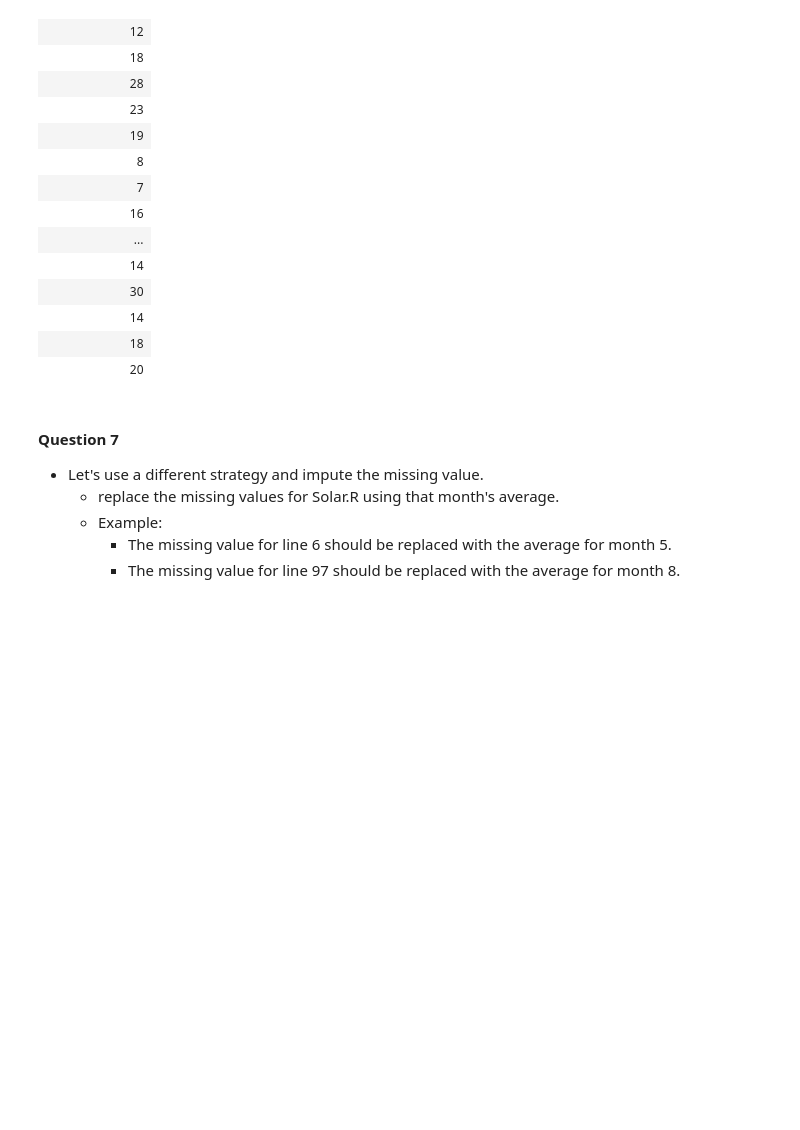
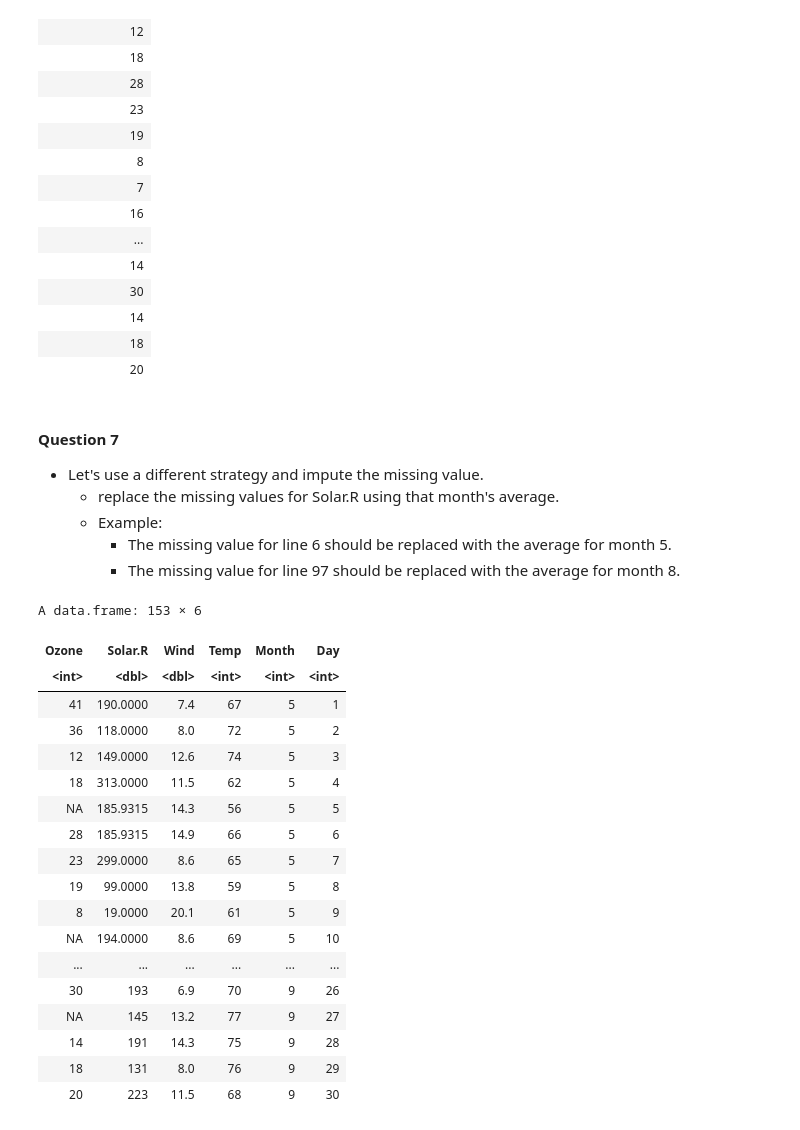
Before and after one commit to davism808/OCN682, a Jupyter notebook: 2_data_structures_intro/data_structures_in_r.ipynb, the cells around one changed output. Drawn from its saved outputs; the diff is of its cells as text; code cells hidden in the pictures; blank space fills up the shorter version.

```diff
--- a/2_data_structures_intro/data_structures_in_r.ipynb
+++ b/2_data_structures_intro/data_structures_in_r.ipynb
@@ -167,3 +176,26 @@ A data.frame: 116 × 1
     * The missing value for line 97 should be replaced with the average for month 8.
 # %%
 # Write your answer here
+airquality$Solar.R[is.na(airquality$Solar.R)]<- mean(airquality$Solar.R, na.rm = TRUE)
+# %%
+airquality
+# %% [output]
+A data.frame: 153 × 6
+| Ozone | Solar.R | Wind | Temp | Month | Day |
+| <int> | <dbl> | <dbl> | <int> | <int> | <int> |
+| 41 | 190.0000 | 7.4 | 67 | 5 | 1 |
+| 36 | 118.0000 | 8.0 | 72 | 5 | 2 |
+| 12 | 149.0000 | 12.6 | 74 | 5 | 3 |
+| 18 | 313.0000 | 11.5 | 62 | 5 | 4 |
+| NA | 185.9315 | 14.3 | 56 | 5 | 5 |
+| 28 | 185.9315 | 14.9 | 66 | 5 | 6 |
+| 23 | 299.0000 | 8.6 | 65 | 5 | 7 |
+| 19 | 99.0000 | 13.8 | 59 | 5 | 8 |
+| 8 | 19.0000 | 20.1 | 61 | 5 | 9 |
+| NA | 194.0000 | 8.6 | 69 | 5 | 10 |
+| ... | ... | ... | ... | ... | ... |
+| 30 | 193 | 6.9 | 70 | 9 | 26 |
+| NA | 145 | 13.2 | 77 | 9 | 27 |
+| 14 | 191 | 14.3 | 75 | 9 | 28 |
+| 18 | 131 | 8.0 | 76 | 9 | 29 |
+| 20 | 223 | 11.5 | 68 | 9 | 30 |
```
Also changed, not shown: parts of 3 cells of this notebook.
